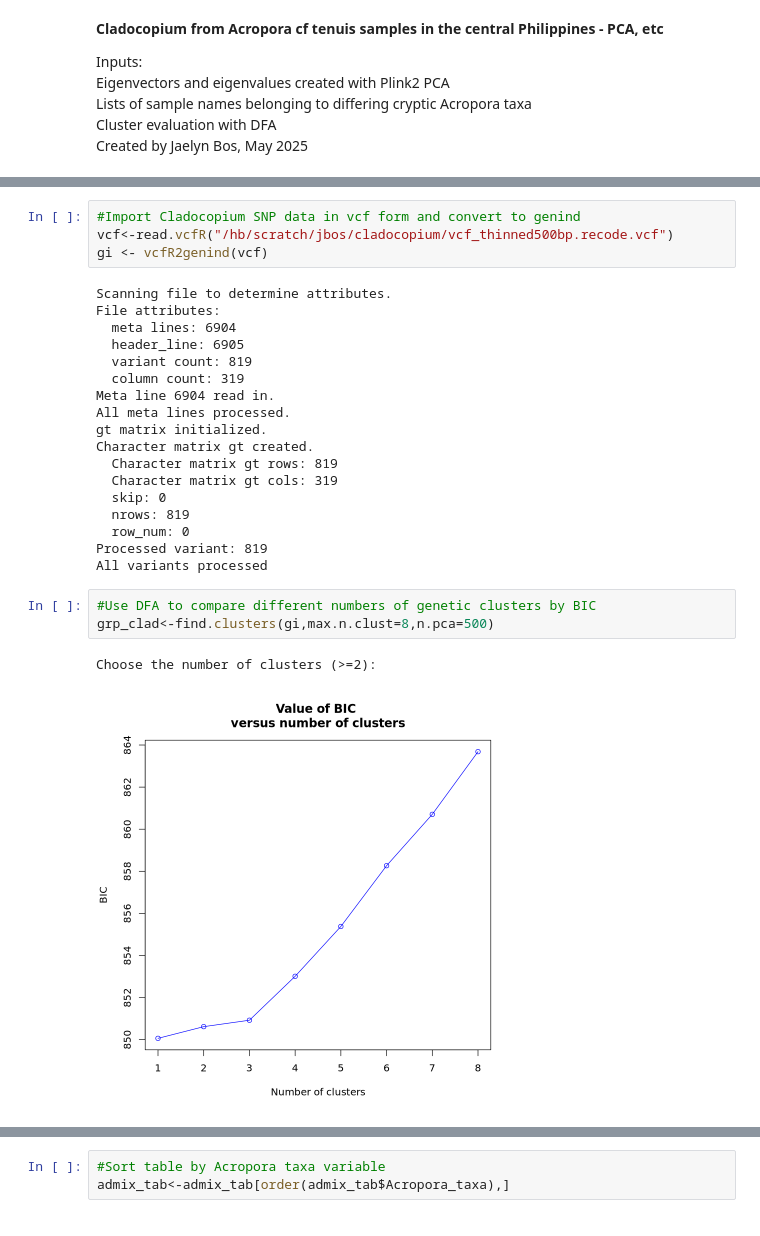
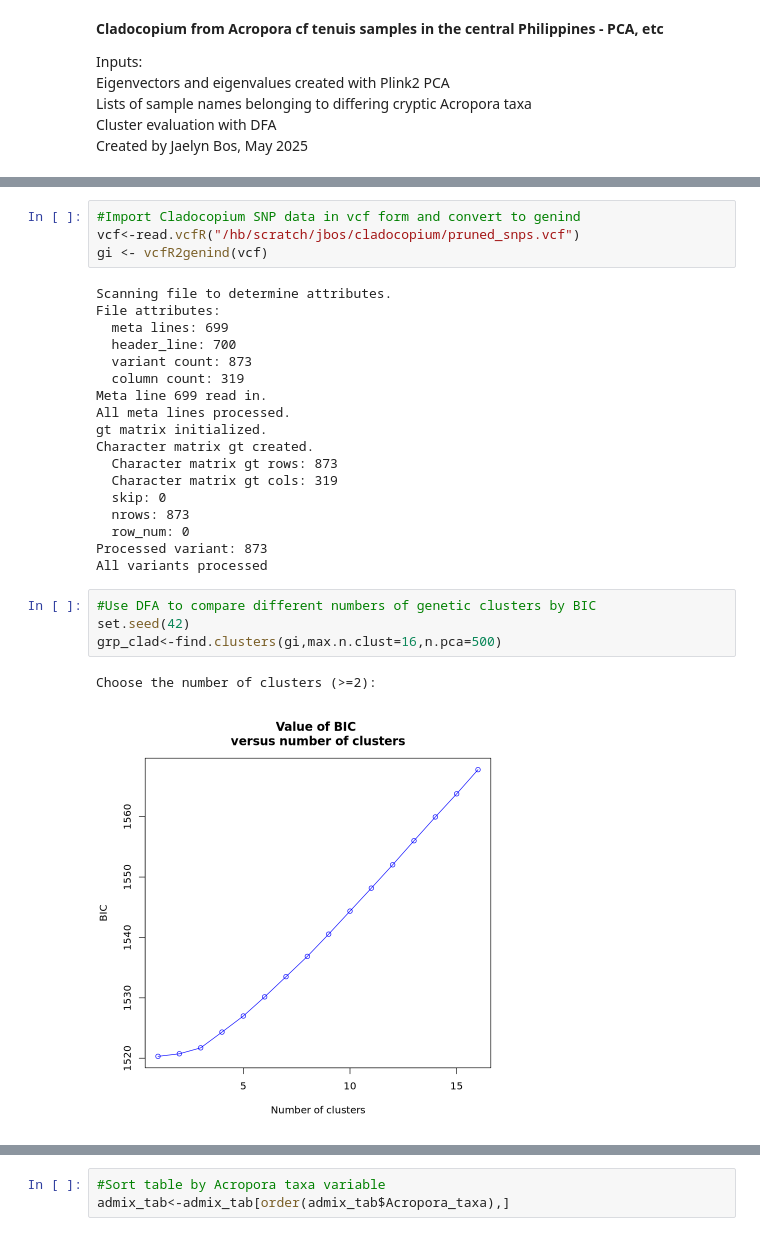
Before and after one commit to jaelynbos/Atenuis_Philippines, a Jupyter notebook: Cladocopium.ipynb, the cells around one changed output, grey strips where cells are left out. Drawn from its saved outputs; the diff is of its cells as text.

```diff
--- a/Cladocopium.ipynb
+++ b/Cladocopium.ipynb
@@ -24,28 +40,29 @@ library(ggh4x)
 # %%
 #Import Cladocopium SNP data in vcf form and convert to genind
-vcf<-read.vcfR("/hb/scratch/jbos/cladocopium/vcf_thinned500bp.recode.vcf")
+vcf<-read.vcfR("/hb/scratch/jbos/cladocopium/pruned_snps.vcf")
 gi <- vcfR2genind(vcf)
 # %% [output]
 Scanning file to determine attributes.
 File attributes:
-  meta lines: 6904
-  header_line: 6905
-  variant count: 819
+  meta lines: 699
+  header_line: 700
+  variant count: 873
   column count: 319
-Meta line 6904 read in.
+Meta line 699 read in.
 All meta lines processed.
 gt matrix initialized.
 Character matrix gt created.
-  Character matrix gt rows: 819
+  Character matrix gt rows: 873
   Character matrix gt cols: 319
   skip: 0
-  nrows: 819
+  nrows: 873
   row_num: 0
-Processed variant: 819
+Processed variant: 873
 All variants processed
 # %%
 #Use DFA to compare different numbers of genetic clusters by BIC
-grp_clad<-find.clusters(gi,max.n.clust=8,n.pca=500)
+set.seed(42)
+grp_clad<-find.clusters(gi,max.n.clust=16,n.pca=500)
 # %% [output]
 Choose the number of clusters (>=2):
-[figure, old version]
+[figure, new version]
```
Also changed, not shown: parts of 42 cells of this notebook.
